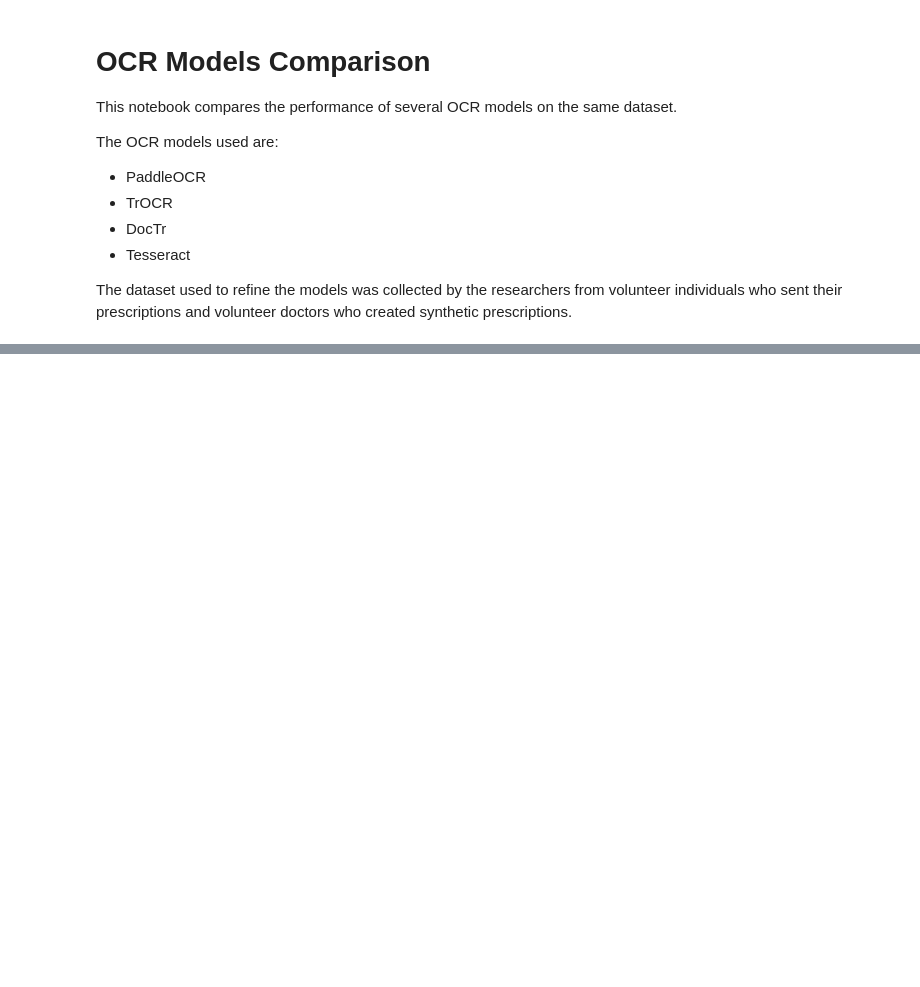
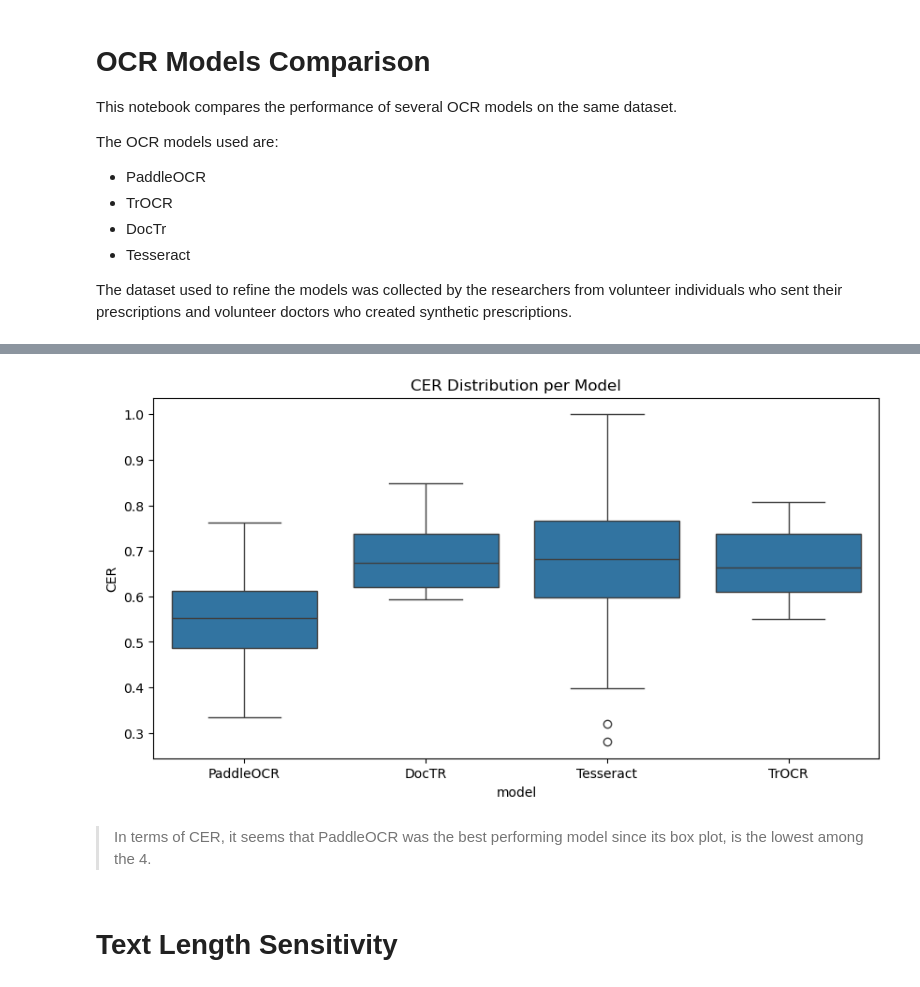
Before and after one commit to THS-ST/ocr-models, a Jupyter notebook: OCR_Models_Comparison.ipynb, the cells around one changed output, grey strips where cells are left out. Drawn from its saved outputs; the diff is of its cells as text; code cells hidden in the pictures; blank space fills up the shorter version.

```diff
--- a/OCR_Models_Comparison.ipynb
+++ b/OCR_Models_Comparison.ipynb
@@ -148,0 +175,25 @@ Tesseract Model Prediction:
+# %%
+df_cer = df_merged.melt(
+    id_vars=['image'],
+    value_vars=['cer_paddle','cer_doc','cer_tess','cer_trocr'],
+    var_name='model',
+    value_name='CER'
+)
+
+df_cer['model'] = df_cer['model'].replace({
+    'cer_paddle': 'PaddleOCR',
+    'cer_doc': 'DocTR',
+    'cer_tess': 'Tesseract',
+    'cer_trocr': 'TrOCR'
+})
+# %%
+plt.figure(figsize=(10,5))
+sns.boxplot(data=df_cer, x='model', y='CER')
+plt.title("CER Distribution per Model")
+plt.show()
+# %% [output]
+[figure, added]
+# %% [markdown]
+> In terms of CER, it seems that PaddleOCR was the best performing model since its box plot, is the lowest among the 4.
+# %% [markdown]
+# Text Length Sensitivity
```
Also changed, not shown: parts of 26 cells of this notebook, 1 other file.
